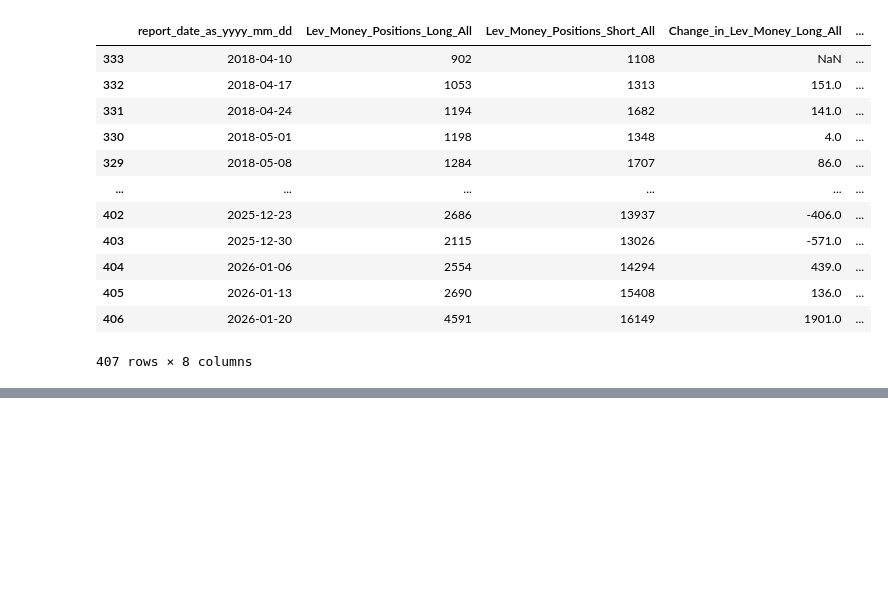
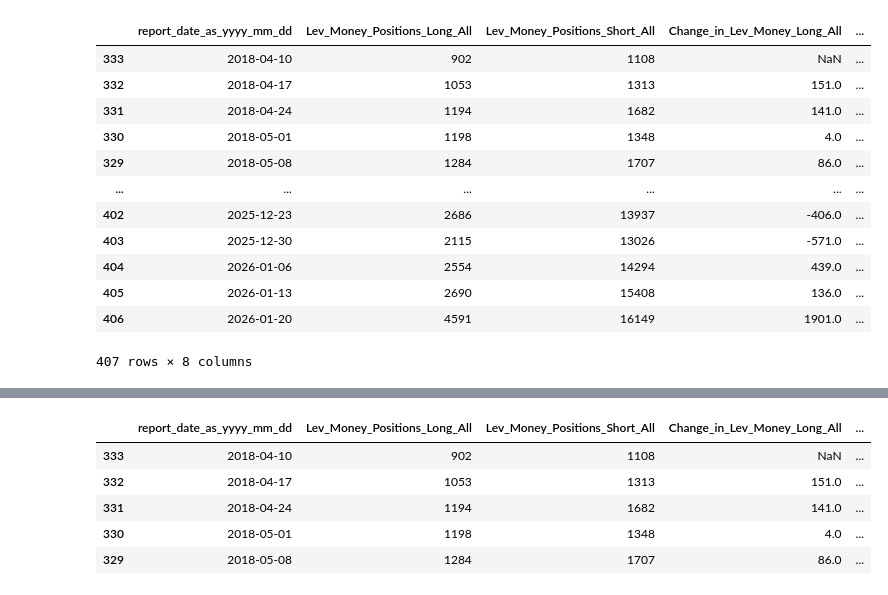
Before and after one commit to MMQuants/COT_report, a Jupyter notebook: COT.ipynb, the cells around one changed output, grey strips where cells are left out. Saved outputs shown, nothing was run; the diff lists cells and outputs as text; code cells hidden in the pictures; blank space fills up the shorter version.

```diff
--- a/COT.ipynb
+++ b/COT.ipynb
@@ -102,0 +149,12 @@ cotData
+# %%
+cotData['Bitcoin'] = btc_sorted['Price'].reset_index(drop=True)
+
+
+cotData.head()
+# %% [output]
+|  | report_date_as_yyyy_mm_dd | Lev_Money_Positions_Long_All | Lev_Money_Positions_Short_All | Change_in_Lev_Money_Long_All | ... |
+| 333 | 2018-04-10 | 902 | 1108 | NaN | ... |
+| 332 | 2018-04-17 | 1053 | 1313 | 151.0 | ... |
+| 331 | 2018-04-24 | 1194 | 1682 | 141.0 | ... |
+| 330 | 2018-05-01 | 1198 | 1348 | 4.0 | ... |
+| 329 | 2018-05-08 | 1284 | 1707 | 86.0 | ... |
```
Also changed, not shown: parts of 7 cells of this notebook.
